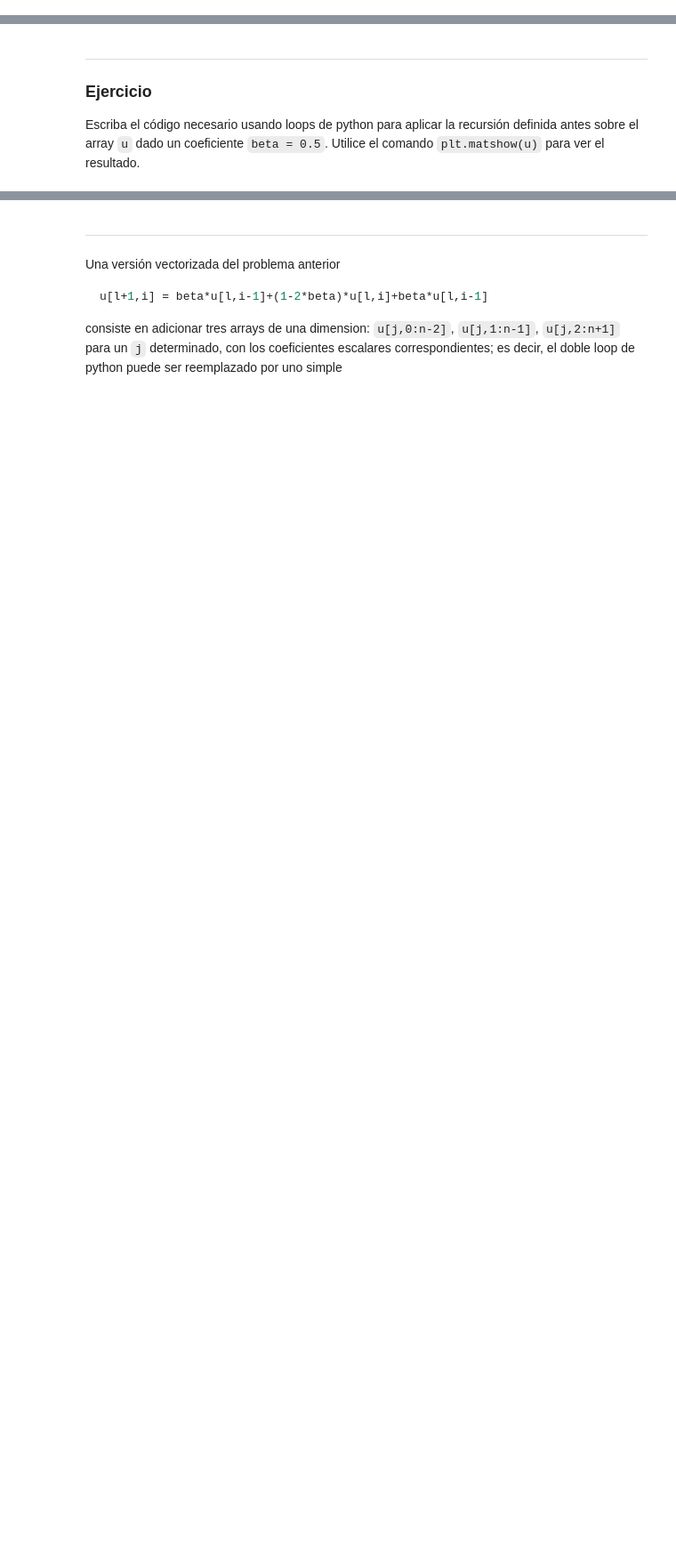
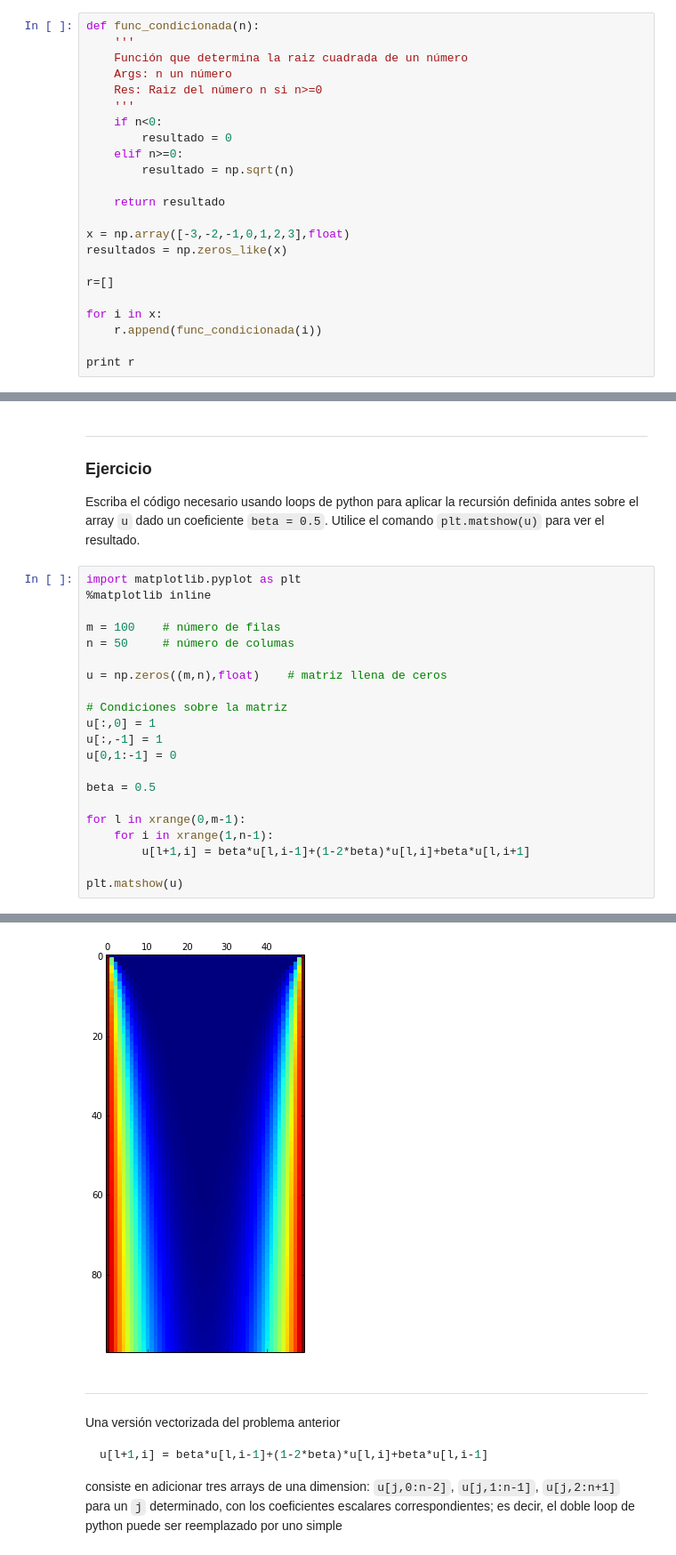
Before and after one commit to sduquemesa/fundComputacion, a Jupyter notebook: clase24/clase24.ipynb, the cells around one changed output, grey strips where cells are left out. Shown: that part at 89% size. Cells and saved outputs as stored; diff of their text form; blank space fills up the shorter version.

```diff
--- a/clase24/clase24.ipynb
+++ b/clase24/clase24.ipynb
@@ -43,3 +43,26 @@ array([ True,  True,  True, False, False, False, False], dtype=bool)
 Sin embargo, el array no puede ser evaluado por la condición `if` como un booleano por lo cual se obtiene una excepción `ValueError`.
 
 **Pregunta:** ¿Cómo podríamos extender la función `func_condicionada` arriba para que funciones para argumentos que sean arrays de Numpy?
+# %%
+def func_condicionada(n):
+    '''
+    Función que determina la raiz cuadrada de un número
+    Args: n un número
+    Res: Raiz del número n si n>=0
+    '''
+    if n<0:
+        resultado = 0
+    elif n>=0:
+        resultado = np.sqrt(n)
+
+    return resultado
+
+x = np.array([-3,-2,-1,0,1,2,3],float)
+resultados = np.zeros_like(x)
+
+r=[]
+
+for i in x:
+    r.append(func_condicionada(i))
+
+print r
@@ -188,3 +311,25 @@ plt.matshow(u)
 ---
 ### Ejercicio
 Escriba el código necesario usando loops de python para aplicar la recursión definida antes sobre el array `u` dado un coeficiente `beta = 0.5`. Utilice el comando `plt.matshow(u)` para ver el resultado.
+# %%
+import matplotlib.pyplot as plt
+%matplotlib inline
+
+m = 100    # número de filas
+n = 50     # número de columas
+
+u = np.zeros((m,n),float)    # matriz llena de ceros
+
+# Condiciones sobre la matriz
+u[:,0] = 1
+u[:,-1] = 1
+u[0,1:-1] = 0
+
+beta = 0.5
+
+for l in xrange(0,m-1):
+    for i in xrange(1,n-1):
+        u[l+1,i] = beta*u[l,i-1]+(1-2*beta)*u[l,i]+beta*u[l,i+1]
+
+plt.matshow(u)
+# %% [output]
@@ -191,3 +337,4 @@ Escriba el código necesario usando loops de python para aplicar la recursión d
+[figure, added]
 # %% [markdown]
 ---
 
```
Also changed, not shown: parts of 13 cells of this notebook, 7 other files.
